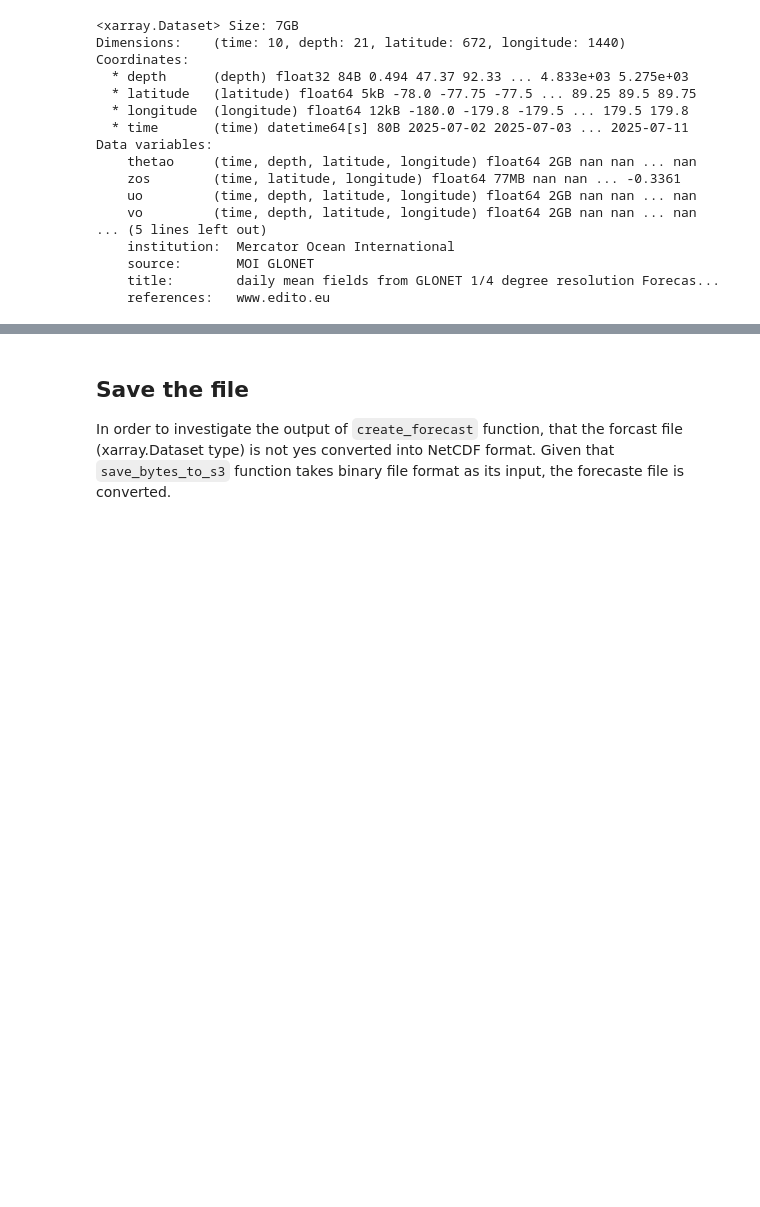
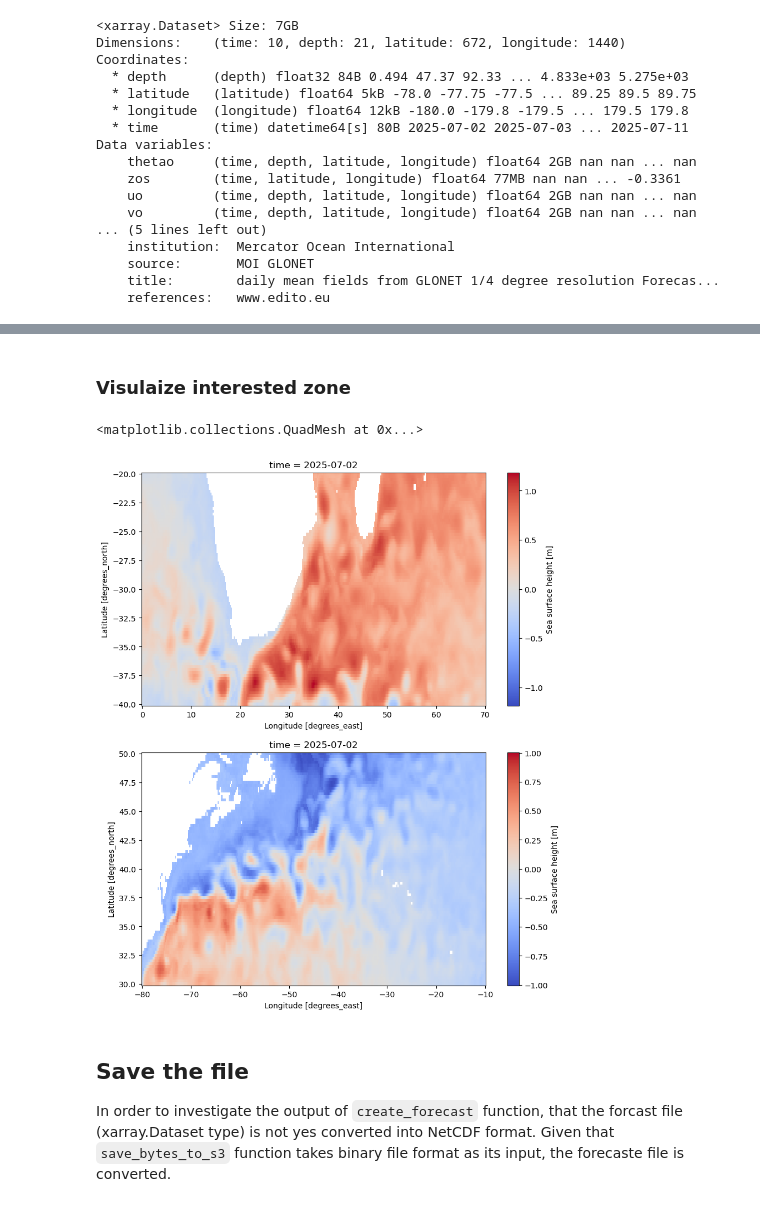
Before and after one commit to devowoney/glonet, a Jupyter notebook: glonet_daily_forecast_data_orchestration/test.ipynb, the cells around one changed output, grey strips where cells are left out. Cells and saved outputs as stored; diff of their text form; code cells hidden in the pictures; blank space fills up the shorter version.

```diff
--- a/glonet_daily_forecast_data_orchestration/test.ipynb
+++ b/glonet_daily_forecast_data_orchestration/test.ipynb
@@ -111,3 +122,22 @@ Data variables:
+# %% [markdown]
+### Visulaize interested zone
+# %%
+# Define the zoom region (latitude and longitude bounds)
+lat_min1, lat_max1, lat_min2, lat_max2 = -40, -20, 30 , 50
+lon_min1, lon_max1, lon_min2, lon_max2 = 0, 70, -80, -10
+
+zone1 = window.sel(latitude=slice(lat_min1, lat_max1), longitude=slice(lon_min1, lon_max1))
+zone2 = window.sel(latitude=slice(lat_min2, lat_max2), longitude=slice(lon_min2, lon_max2))
+
+# Define the size of subplot
+plt.figure(figsize=(10, 12))
+plt.subplot(2, 1 ,1)
+zone1.plot(cmap='coolwarm')
+plt.subplot(2, 1, 2)
+zone2.plot(cmap='coolwarm')
+# %% [output]
+<matplotlib.collections.QuadMesh at 0x...>
+[figure, added]
 # %% [markdown]
 ## Save the file
 In order to investigate the output of `create_forecast` function,  that the forcast file (xarray.Dataset type) is not yes converted into NetCDF format.  Given that `save_bytes_to_s3` function takes binary file format as its input, the forecaste file is converted.
```
Also changed, not shown: parts of 4 cells of this notebook, 2 other files.
